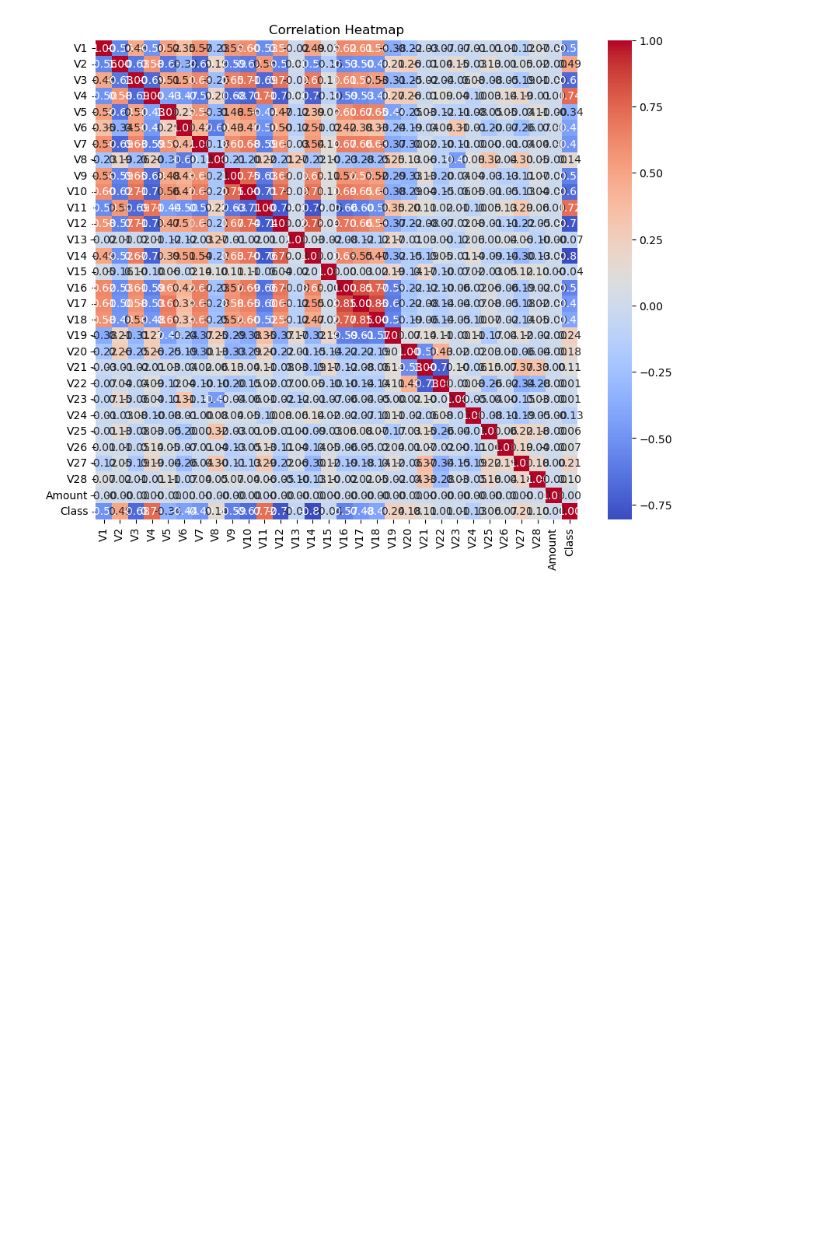
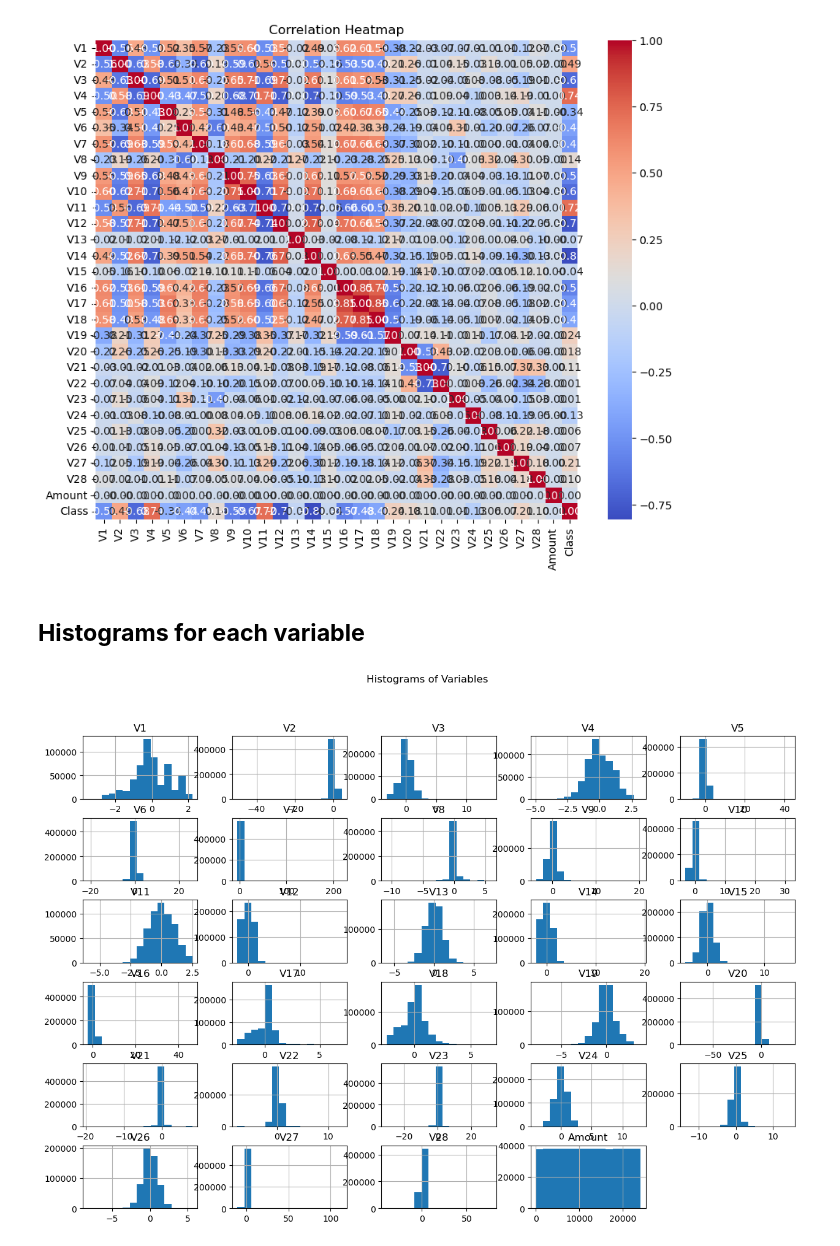
Before and after one commit to jjence/IntroToAI-Group7, a Jupyter notebook: CreditCardFraud.ipynb, the cells around one changed output. Cells and saved outputs as stored; diff of their text form; code cells hidden in the pictures; blank space fills up the shorter version.

```diff
--- a/CreditCardFraud.ipynb
+++ b/CreditCardFraud.ipynb
@@ -130,0 +133,8 @@ This is a test
+# %% [markdown]
+## **Histograms for each variable**
+# %%
+data.drop('Class', axis=1).hist(bins=15, figsize=(15, 10), layout=(6, 5))
+plt.suptitle("Histograms of Variables")
+plt.show()
+# %% [output]
+[figure, added]
```
Also changed, not shown: parts of 27 cells of this notebook.
